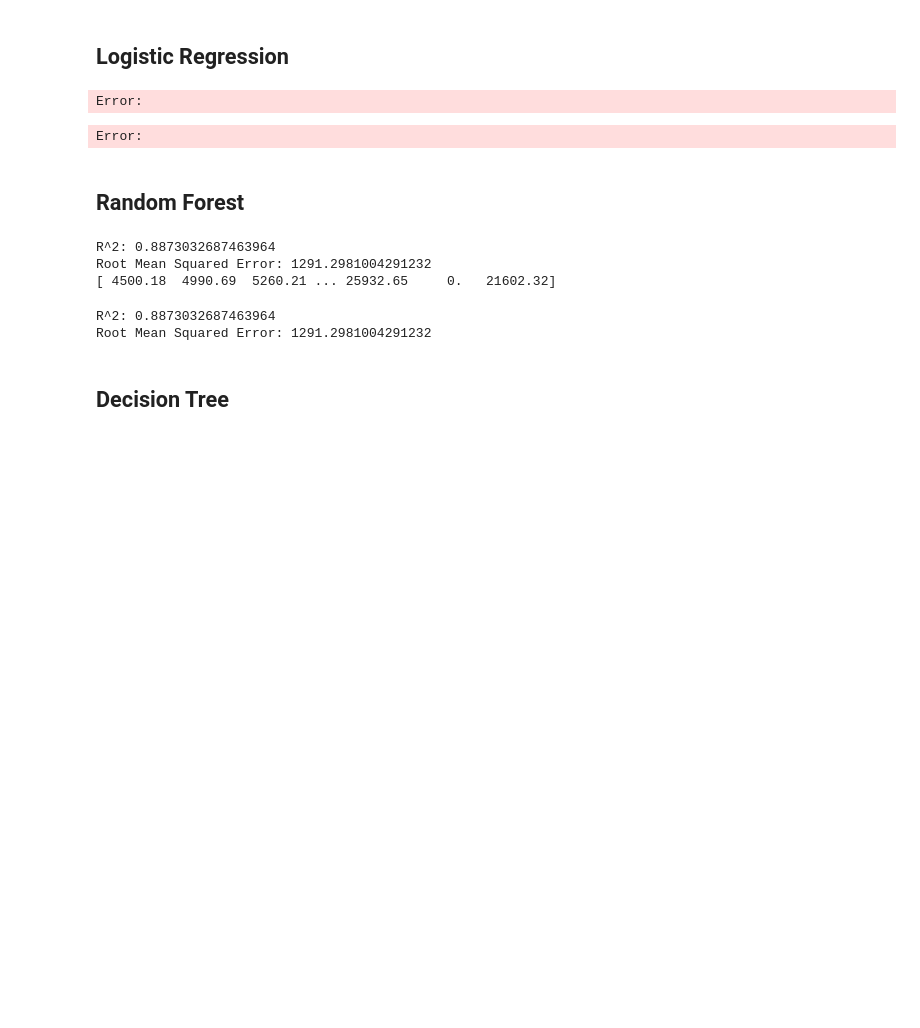
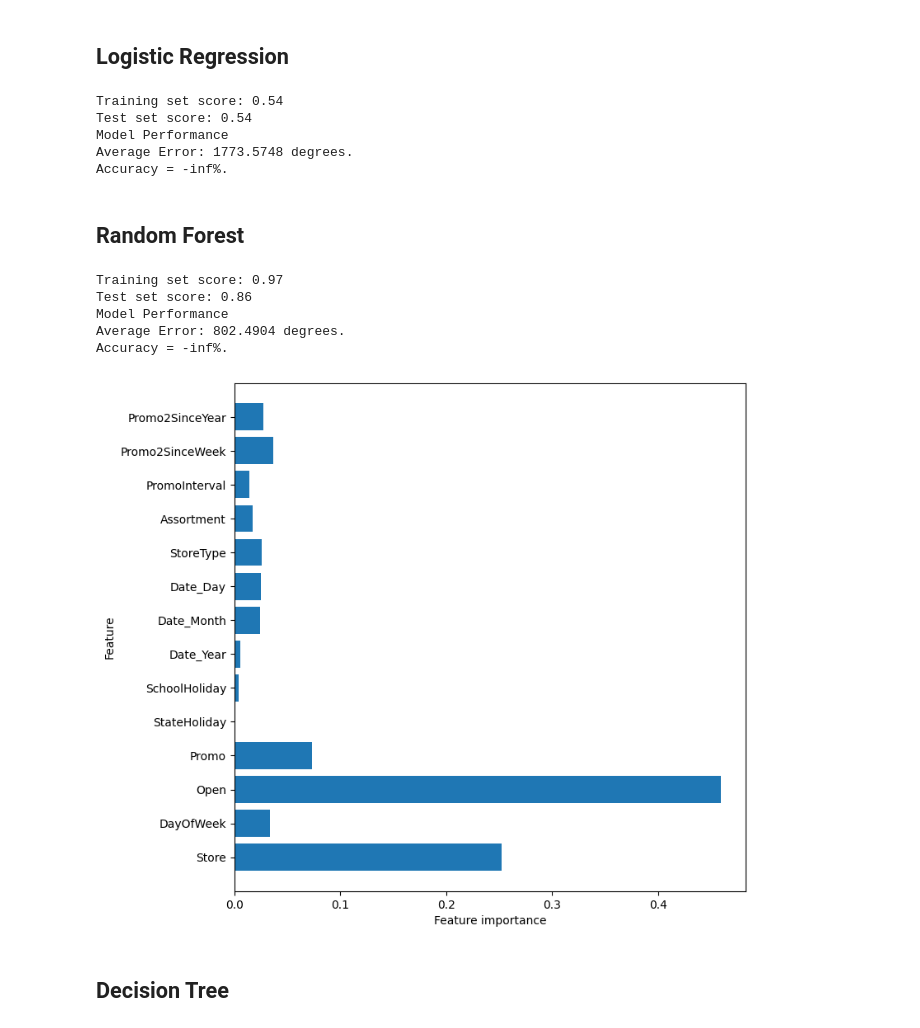
Before and after one commit to liamwan/rss-forecasts, a Jupyter notebook: rss-forecasts-wander.ipynb, the cells around one changed output. Drawn from its saved outputs; the diff is of its cells as text; code cells hidden in the pictures; blank space fills up the shorter version.

Commit message:
created requested base models, now working on hyperparameter tuning

```diff
--- a/rss-forecasts-wander.ipynb
+++ b/rss-forecasts-wander.ipynb
@@ -362,12 +326,15 @@ KNeighborsRegressor(n_neighbors=2)
 # %% [markdown]
 ## Logistic Regression
 # %%
-# Defina a logistic regression classifier
-from sklearn.linear_model import LogisticRegression
-logreg = LogisticRegression()
+# create a logistic regression model
+from sklearn.linear_model import LinearRegression
+lr = LinearRegression()
 
-# Fit the classifier to the training data
-train_evaluate(logreg, X_train, y_train, X_test, y_test)
+# train and evaluate the model
+lr = train_evaluate(lr, X_train, y_train, X_test, y_test)
 # %% [output]
-Error:
+Training set score: 0.54
+Test set score: 0.54
+Model Performance
+Average Error: 1773.5748 degrees.
+Accuracy = -inf%.
-Error:
@@ -378,45 +341,21 @@ print(y_pred)
 # %% [markdown]
 ## Random Forest
-# %%
-# random forest model
-from sklearn.ensemble import RandomForestRegressor
-rf = RandomForestRegressor(n_estimators=100, random_state=42)
-
-# fit the model with data
-rf.fit(X_train,y_train)
-
-# predict on test data
-y_pred=rf.predict(X_test)
-
-# compute and print R^2 and RMSE
-print("R^2: {}".format(rf.score(X_test, y_test)))
-rmse = np.sqrt(mean_squared_error(y_test, y_pred))
-print("Root Mean Squared Error: {}".format(rmse))
-
-# predict on test data
-y_pred = rf.predict(test)
-print(y_pred)
-# %% [output]
-R^2: 0.8873032687463964
-Root Mean Squared Error: 1291.2981004291232
-[ 4500.18  4990.69  5260.21 ... 25932.65     0.   21602.32]
-# %%
-# random forest model
-from sklearn.ensemble import RandomForestRegressor
-rf = RandomForestRegressor(n_estimators=100, random_state=42)
-
-# fit the model with data
-rf.fit(X_train,y_train)
-
-# predict on test data
-y_pred=rf.predict(X_test)
-
-# compute and print R^2 and RMSE
-print("R^2: {}".format(rf.score(X_test, y_test)))
-rmse = np.sqrt(mean_squared_error(y_test, y_pred))
-print("Root Mean Squared Error: {}".format(rmse))
-# %% [output]
-R^2: 0.8873032687463964
-Root Mean Squared Error: 1291.2981004291232
+# %%
+# create a random forest regressor
+from sklearn.ensemble import RandomForestRegressor
+rf = RandomForestRegressor(n_estimators=5, random_state=42)
+
+# train and evaluate the model
+rf = train_evaluate(rf, X_train, y_train, X_test, y_test)
+
+# plot feature importance
+plot_feature_importance(rf)
+# %% [output]
+Training set score: 0.97
+Test set score: 0.86
+Model Performance
+Average Error: 802.4904 degrees.
+Accuracy = -inf%.
+[figure, added]
 # %% [markdown]
 ## Decision Tree
```
Also changed, not shown: parts of 22 cells of this notebook.
